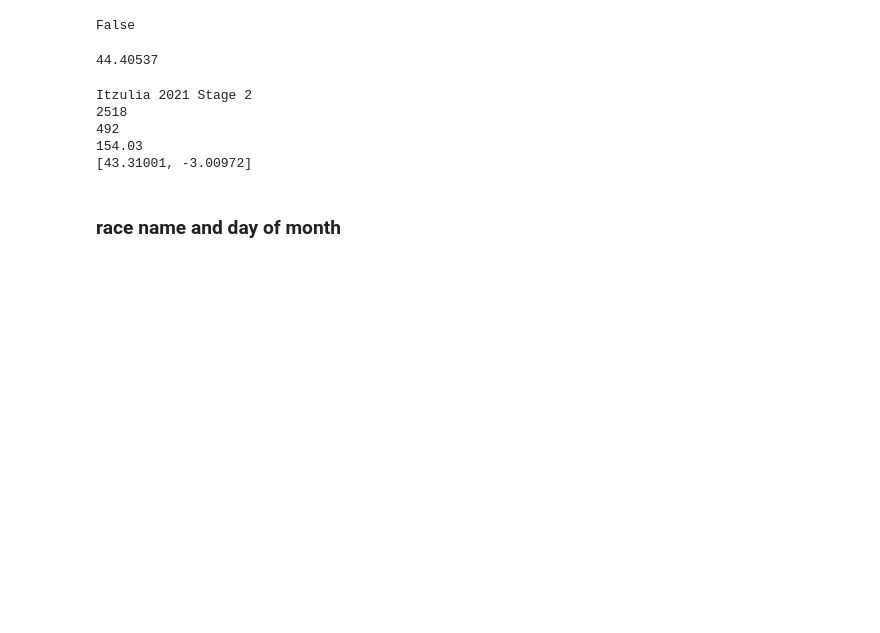
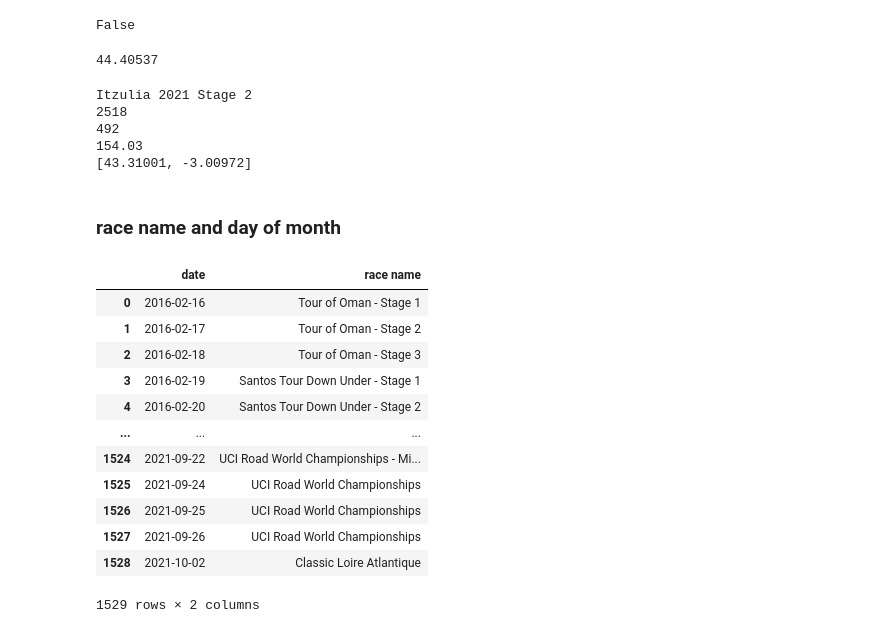
Before and after one commit to JacquesLeen/Cycling_Software, a Jupyter notebook: repo_routes/routes_info.ipynb, the cells around one changed output. Drawn from its saved outputs; the diff is of its cells as text; code cells hidden in the pictures; blank space fills up the shorter version.

Commit message:
comment weather, add race day and race name csv and code

```diff
--- a/repo_routes/routes_info.ipynb
+++ b/repo_routes/routes_info.ipynb
@@ -327,0 +325,42 @@ race_name = " ".join(race_name.split())
+# %%
+years = [2016, 2017, 2018, 2019, 2020, 2021]
+months = ['01', '02', '03', '04', '05', '06', '07', '08', '09', '10', '11', '12']
+# %%
+race_day = []
+race_name = []
+for year in years:
+    for month in months:
+        url = 'https://www.la-flamme-rouge.eu/maps/races/calendar?month='+month+'&year='+str(year)
+        headers={'User-Agent':'Mozilla/5'}
+        r = requests.get(url, allow_redirects=True,headers=headers)
+        soup = BeautifulSoup(r.text,'html.parser')
+
+        for day in soup.find_all('td', class_='day'):
+            if len(day.attrs['class']) == 1:
+                try:
+                    race = day.find('div', class_='race__name').text.replace('\n',' - ').strip()
+                    race_name.append(" ".join(race.split()))
+                    if int(day.find('div', class_='day__header__day').text.strip()) < 10:
+                        race_day.append(str(year)+'-'+month+'-'+'0'+day.find('div', class_='day__header__day').text.strip())
+                    else:
+                        race_day.append(str(year)+'-'+month+'-'+day.find('div', class_='day__header__day').text.strip())
+                except:
+                    continue
+# %%
+df_racedays = pd.DataFrame({'date':race_day, 'race name':race_name})
+# %%
+df_racedays
+# %% [output]
+|  | date | race name |
+| 0 | 2016-02-16 | Tour of Oman - Stage 1 |
+| 1 | 2016-02-17 | Tour of Oman - Stage 2 |
+| 2 | 2016-02-18 | Tour of Oman - Stage 3 |
+| 3 | 2016-02-19 | Santos Tour Down Under - Stage 1 |
+| 4 | 2016-02-20 | Santos Tour Down Under - Stage 2 |
+| ... | ... | ... |
+| 1524 | 2021-09-22 | UCI Road World Championships - Mi... |
+| 1525 | 2021-09-24 | UCI Road World Championships |
+| 1526 | 2021-09-25 | UCI Road World Championships |
+| 1527 | 2021-09-26 | UCI Road World Championships |
+| 1528 | 2021-10-02 | Classic Loire Atlantique |
+1529 rows × 2 columns
```
Also changed, not shown: parts of 3 cells of this notebook, 2 other files.
